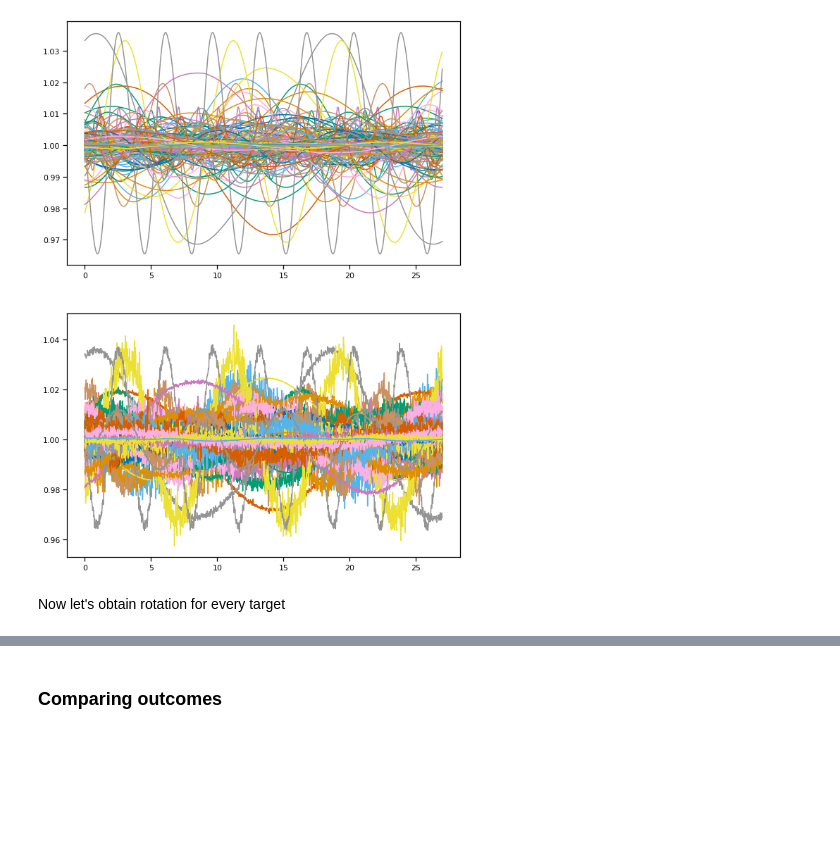
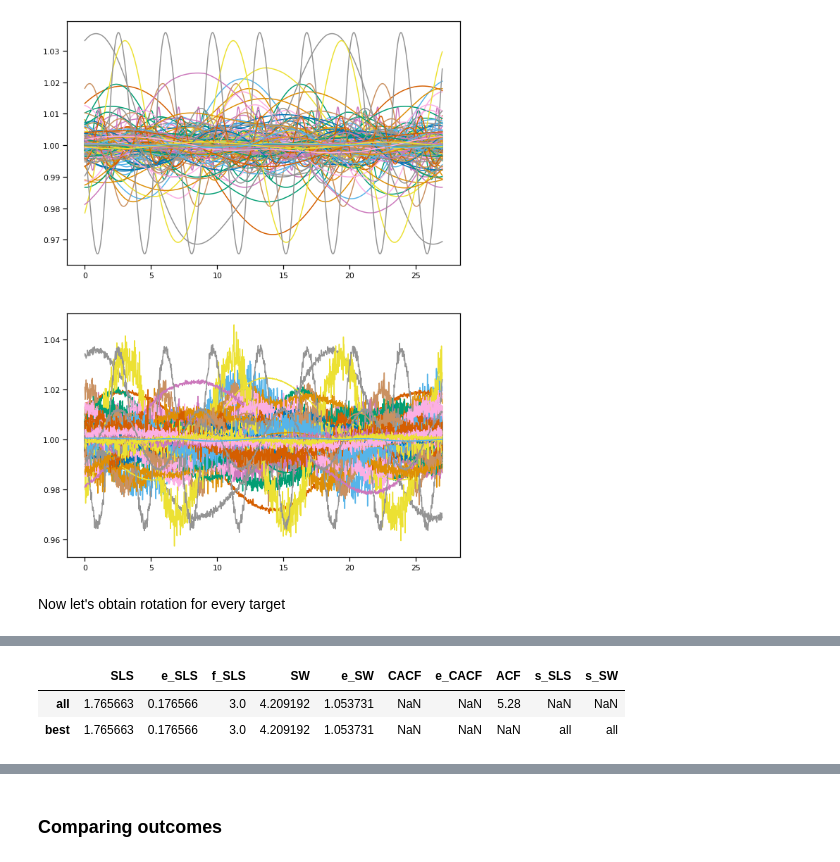
Before and after one commit to ojhall94/michael, a Jupyter notebook: Examples/simulated_lc_test.ipynb, the cells around one changed output, grey strips where cells are left out. Drawn from its saved outputs; the diff is of its cells as text; code cells hidden in the pictures; blank space fills up the shorter version.

```diff
--- a/Examples/simulated_lc_test.ipynb
+++ b/Examples/simulated_lc_test.ipynb
@@ -96,0 +84,6 @@ Making folder /Users/oliver hall/Research/michael/Examples/simtests/Test unit 99
+# %%
+j.results
+# %% [output]
+|  | SLS | e_SLS | f_SLS | SW | e_SW | CACF | e_CACF | ACF | s_SLS | s_SW |
+| all | 1.765663 | 0.176566 | 3.0 | 4.209192 | 1.053731 | NaN | NaN | 5.28 | NaN | NaN |
+| best | 1.765663 | 0.176566 | 3.0 | 4.209192 | 1.053731 | NaN | NaN | NaN | all | all |
```
Also changed, not shown: parts of 17 cells of this notebook, 8 other files.
